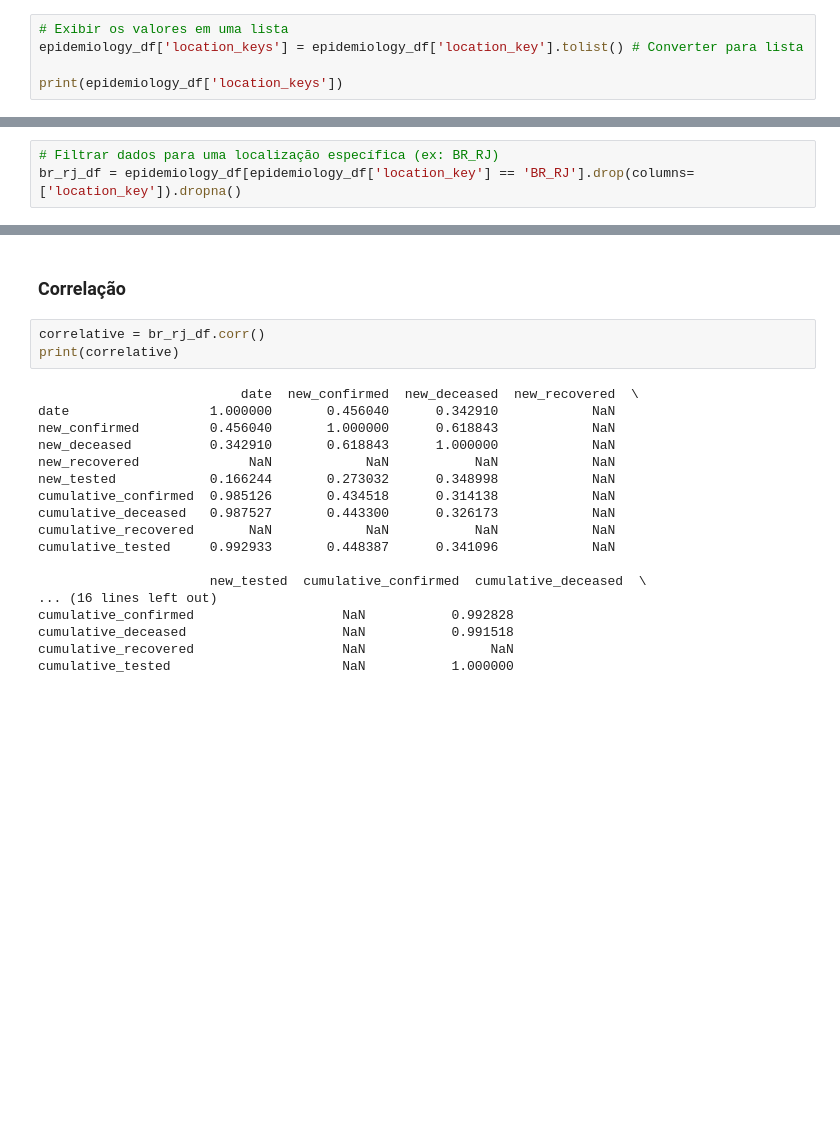
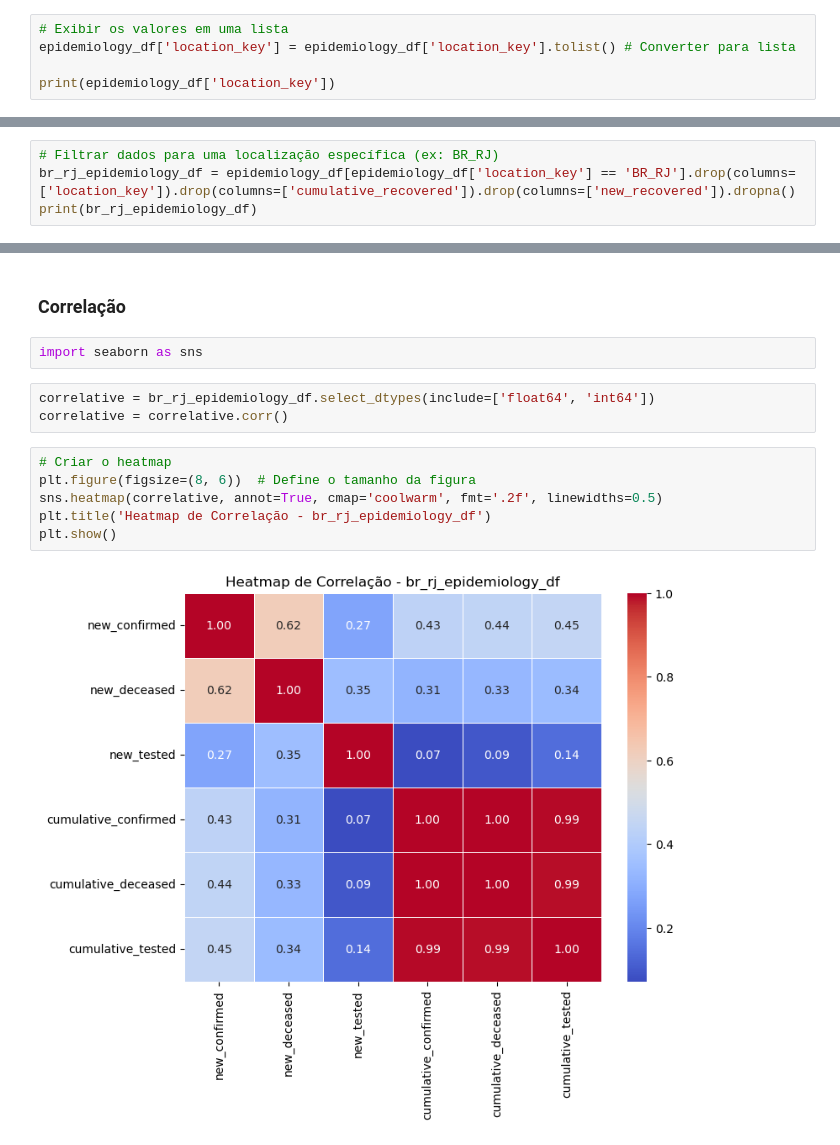
Before and after one commit to dnncamargo/etl-analytics, a Jupyter notebook: covid_open_data_etl/ETL with Google Covid-19 Open Data.ipynb, the cells around one changed output, grey strips where cells are left out. Cells and saved outputs as stored; diff of their text form; blank space fills up the shorter version.

```diff
--- a/covid_open_data_etl/ETL with Google Covid-19 Open Data.ipynb
+++ b/covid_open_data_etl/ETL with Google Covid-19 Open Data.ipynb
@@ -168,9 +168,9 @@ std            1.572899e+06       1.518347e+07
 ### Resultados para BR
 # %%
 # Exibir os valores em uma lista
-epidemiology_df['location_keys'] = epidemiology_df['location_key'].tolist() # Converter para lista
+epidemiology_df['location_key'] = epidemiology_df['location_key'].tolist() # Converter para lista
 
-print(epidemiology_df['location_keys'])
+print(epidemiology_df['location_key'])
 # %% [output]
 0           AD
 1           AD
@@ -268,4 +269,5 @@ epidemiology_df[epidemiology_df['location_key']  == 'BR_RJ'].head(10)
 import matplotlib.pyplot as plt
 # %%
 # Filtrar dados para uma localização específica (ex: BR_RJ)
-br_rj_df = epidemiology_df[epidemiology_df['location_key'] == 'BR_RJ'].drop(columns=['location_key']).dropna()
+br_rj_epidemiology_df = epidemiology_df[epidemiology_df['location_key'] == 'BR_RJ'].drop(columns=['location_key']).drop(columns=['cumulative_recovered']).drop(columns=['new_recovered']).dropna()
+print(br_rj_epidemiology_df)
@@ -293,24 +315,16 @@ plt.show()
 [figure]
 # %% [markdown]
 ### Correlação
-# %%
-correlative = br_rj_df.corr()
-print(correlative)
-# %% [output]
-                          date  new_confirmed  new_deceased  new_recovered  \
-date                  1.000000       0.456040      0.342910            NaN
-new_confirmed         0.456040       1.000000      0.618843            NaN
-new_deceased          0.342910       0.618843      1.000000            NaN
-new_recovered              NaN            NaN           NaN            NaN
-new_tested            0.166244       0.273032      0.348998            NaN
-cumulative_confirmed  0.985126       0.434518      0.314138            NaN
-cumulative_deceased   0.987527       0.443300      0.326173            NaN
-cumulative_recovered       NaN            NaN           NaN            NaN
-cumulative_tested     0.992933       0.448387      0.341096            NaN
-
-                      new_tested  cumulative_confirmed  cumulative_deceased  \
-... (16 lines left out)
-cumulative_confirmed                   NaN           0.992828
-cumulative_deceased                    NaN           0.991518
-cumulative_recovered                   NaN                NaN
-cumulative_tested                      NaN           1.000000
+# %%
+import seaborn as sns
+# %%
+correlative = br_rj_epidemiology_df.select_dtypes(include=['float64', 'int64'])
+correlative = correlative.corr()
+# %%
+# Criar o heatmap
+plt.figure(figsize=(8, 6))  # Define o tamanho da figura
+sns.heatmap(correlative, annot=True, cmap='coolwarm', fmt='.2f', linewidths=0.5)
+plt.title('Heatmap de Correlação - br_rj_epidemiology_df')
+plt.show()
+# %% [output]
+[figure, added]
```
Also changed, not shown: parts of 23 cells of this notebook.
